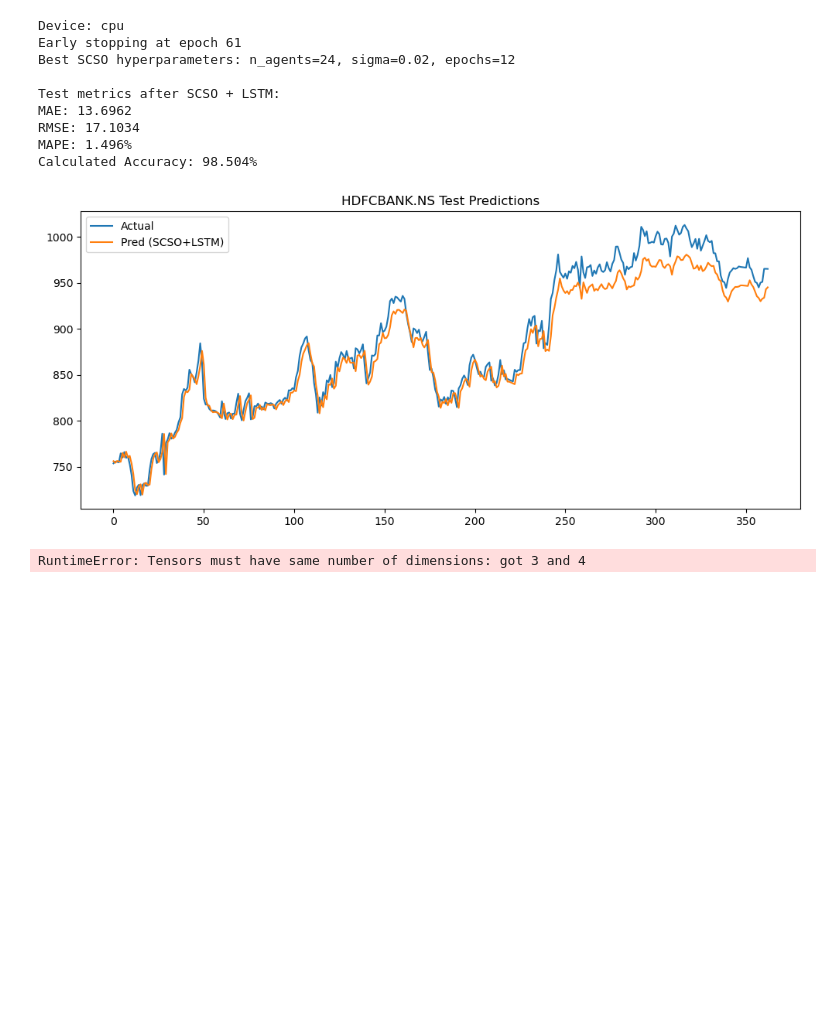
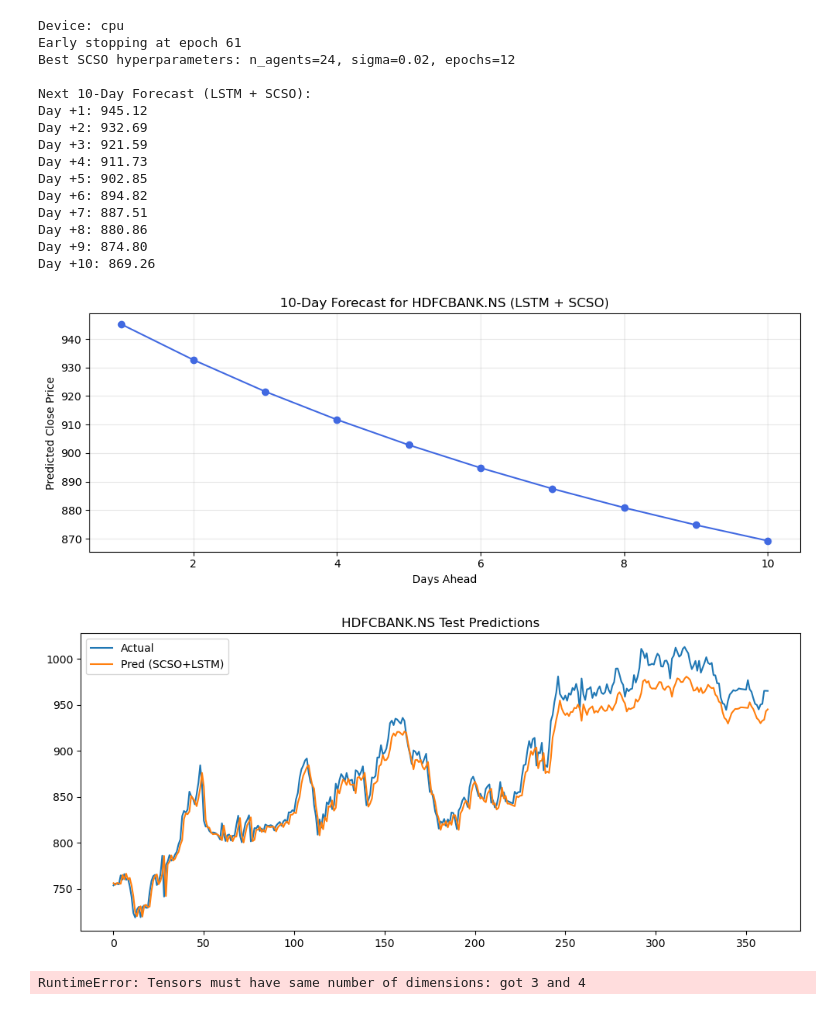
Before and after one commit to Onkarj012/Major_Project, a Jupyter notebook: Notebooks/02_SCO_LSTM.ipynb, the cells around one changed output. Cells and saved outputs as stored; diff of their text form; code cells hidden in the pictures; blank space fills up the shorter version.

```diff
--- a/Notebooks/02_SCO_LSTM.ipynb
+++ b/Notebooks/02_SCO_LSTM.ipynb
@@ -212,25 +212,45 @@ print(f"Best SCSO hyperparameters: n_agents={best_hparams[0]}, sigma={best_hpara
 model.load_state_dict(best_model_state)
 
 # ---------------- Evaluate on test ----------------
+
+# ---------------- Predict next 10 days ----------------
+forecast_horizon = 10
 future_preds = []
-last_seq = X_test[-1].unsqueeze(0).to(device)
+
+# Start with the last sequence from test data
+last_seq = X_test[-1].unsqueeze(0).to(device)  # (1, lookback, 1)
 
 model.eval()
 with torch.no_grad():
-    test_pred = model(X_test.to(device)).cpu().numpy()
-    test_pred_inv = scaler_y.inverse_transform(test_pred)
-    y_test_inv = scaler_y.inverse_transform(y_test.cpu().numpy())
+    for _ in range(forecast_horizon):
+        next_pred = model(last_seq)               # (1, 1)
+        future_preds.append(next_pred.cpu().item())
 
-mae_final = mean_absolute_error(y_test_inv.flatten(),test_pred_inv.flatten())
-rmse_final = math.sqrt(mean_squared_error(y_test_inv.flatten(),test_pred_inv.flatten()))
-mape_final = mean_absolute_percentage_error(y_test_inv.flatten(),test_pred_inv.flatten())*100
-acc_final = 100 - mape_final
+        # 🔧 FIX: correct dimensionality (make 3D: (1,1,1))
+        next_pred_reshaped = next_pred.unsqueeze(2)  # (1,1,1)
+        last_seq = torch.cat([last_seq[:, 1:, :], next_pred_reshaped], dim=1)  # (1,lookback,1)
 
-print("\nTest metrics after SCSO + LSTM:")
-print(f"MAE: {mae_final:.4f}")
-print(f"RMSE: {rmse_final:.4f}")
-print(f"MAPE: {mape_final:.3f}%")
-print(f"Calculated Accuracy: {acc_final:.3f}%")
+# Inverse transform
+future_preds_inv = scaler_y.inverse_transform(np.array(future_preds).reshape(-1, 1))
+
+# Print predictions
+print("\nNext 10-Day Forecast (LSTM + SCSO):")
+for i, val in enumerate(future_preds_inv.flatten(), 1):
+    print(f"Day +{i}: {val:.2f}")
+
+# Plot
+plt.figure(figsize=(10, 4))
+plt.plot(range(1, forecast_horizon + 1), future_preds_inv.flatten(), marker='o', color='royalblue')
+plt.title(f"10-Day Forecast for {ticker} (LSTM + SCSO)")
+plt.xlabel("Days Ahead")
+plt.ylabel("Predicted Close Price")
+plt.grid(True, alpha=0.3)
+plt.tight_layout()
+plt.show()
+
+
+
+
 
 # ---------------- Plot test predictions ----------------
 plt.figure(figsize=(12,5))
@@ -242,37 +262,44 @@ plt.show()
 
 # ---------------- Multi-step 10-day Forecast ----------------
 forecast_horizon=10
 last_seq = X_test[-1].unsqueeze(0).to(device)
 future_preds=[]
 
 model.eval()
 with torch.no_grad():
     for _ in range(forecast_horizon):
         next_pred = model(last_seq)
         future_preds.append(next_pred.cpu().numpy().flatten()[0])
         next_input = torch.cat([last_seq[:,1:,:], next_pred.unsqueeze(0).unsqueeze(2)],dim=1) # FIXED
         last_seq = next_input
 
 future_preds_inv = scaler_y.inverse_transform(np.array(future_preds).reshape(-1,1))
 
 # ---------------- Plot 10-day forecast ----------------
 plt.figure(figsize=(12,5))
 plt.plot(np.arange(1,forecast_horizon+1),future_preds_inv,marker='o',label='Predicted')
 plt.title(f"{ticker} Next {forecast_horizon}-Day Forecast")
 plt.xlabel("Day")
 plt.ylabel("Close Price")
 plt.grid(True,alpha=0.3)
 plt.legend()
 plt.show()
 # %% [output]
 Device: cpu
 Early stopping at epoch 61
 Best SCSO hyperparameters: n_agents=24, sigma=0.02, epochs=12
 
-Test metrics after SCSO + LSTM:
-MAE: 13.6962
-RMSE: 17.1034
-MAPE: 1.496%
-Calculated Accuracy: 98.504%
+Next 10-Day Forecast (LSTM + SCSO):
+Day +1: 945.12
+Day +2: 932.69
+Day +3: 921.59
+Day +4: 911.73
+Day +5: 902.85
+Day +6: 894.82
+Day +7: 887.51
+Day +8: 880.86
+Day +9: 874.80
+Day +10: 869.26
-[figure, old version]
+[figure, new version]
+[figure, added]
 RuntimeError: Tensors must have same number of dimensions: got 3 and 4
```
Also changed, not shown: 6 other files.
